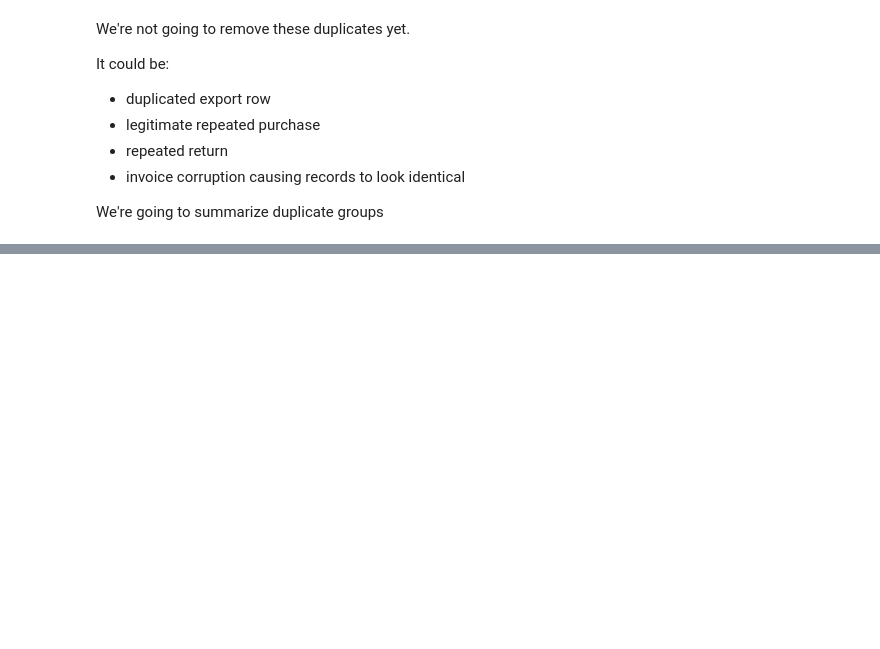
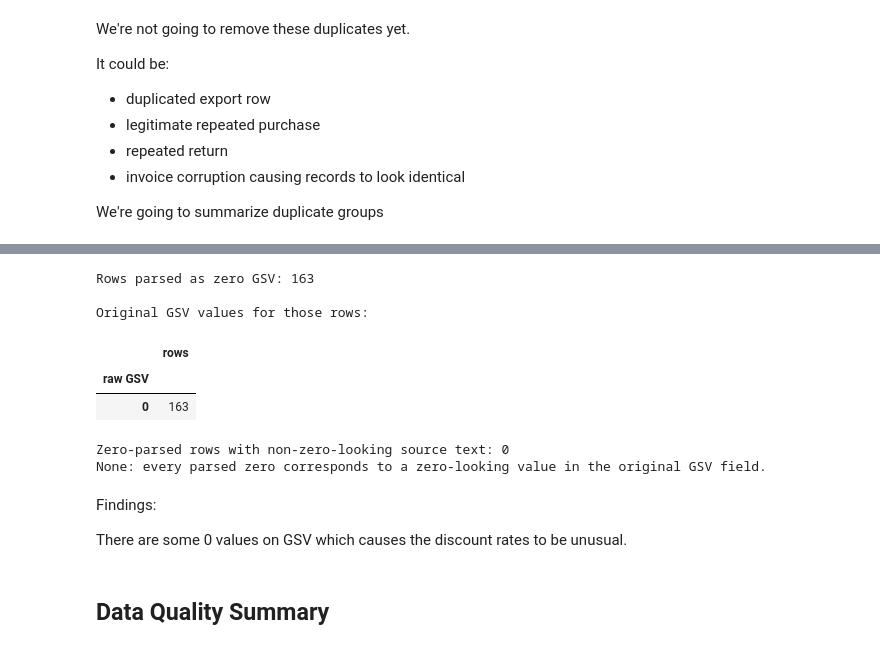
Before and after one commit to Thomasfilemon/pasar-rau-sales-analysis, a Jupyter notebook: notebooks/01_data_understanding.ipynb, the cells around one changed output, grey strips where cells are left out. Saved outputs shown, nothing was run; the diff lists cells and outputs as text; code cells hidden in the pictures; blank space fills up the shorter version.

```diff
--- a/notebooks/01_data_understanding.ipynb
+++ b/notebooks/01_data_understanding.ipynb
@@ -766,0 +1048,37 @@ Inspections:
+# %%
+zero_gsv_mask = financial_temp["GSV"].eq(0)
+raw_gsv_zero = df.loc[zero_gsv_mask, "GSV"].astype(str).str.strip()
+
+print(f"Rows parsed as zero GSV: {zero_gsv_mask.sum()}")
+print("\nOriginal GSV values for those rows:")
+display(raw_gsv_zero.value_counts().rename_axis("raw GSV").to_frame("rows"))
+
+# Flag source strings that do not look like zero written with optional decimal zeros.
+canonical_zero = raw_gsv_zero.str.fullmatch(r"[+-]?0+(?:[,.]0+)?")
+suspicious_raw_values = raw_gsv_zero[~canonical_zero]
+
+print(f"\nZero-parsed rows with non-zero-looking source text: {len(suspicious_raw_values)}")
+if not suspicious_raw_values.empty:
+    display(
+        df.loc[suspicious_raw_values.index, [
+            "INVNumber", "INVDate", "Outlet Name", "SKUCode",
+            "Product Name", "GSV"
+        ]]
+    )
+else:
+    print("None: every parsed zero corresponds to a zero-looking value in the original GSV field.")
+# %% [output]
+Rows parsed as zero GSV: 163
+
+Original GSV values for those rows:
+|  | rows |
+| raw GSV |  |
+| 0 | 163 |
+Zero-parsed rows with non-zero-looking source text: 0
+None: every parsed zero corresponds to a zero-looking value in the original GSV field.
+# %% [markdown]
+Findings:
+
+There are some 0 values on GSV which causes the discount rates to be unusual.
+# %% [markdown]
+## Data Quality Summary
```
Also changed, not shown: parts of 26 cells of this notebook, 6 other files.
